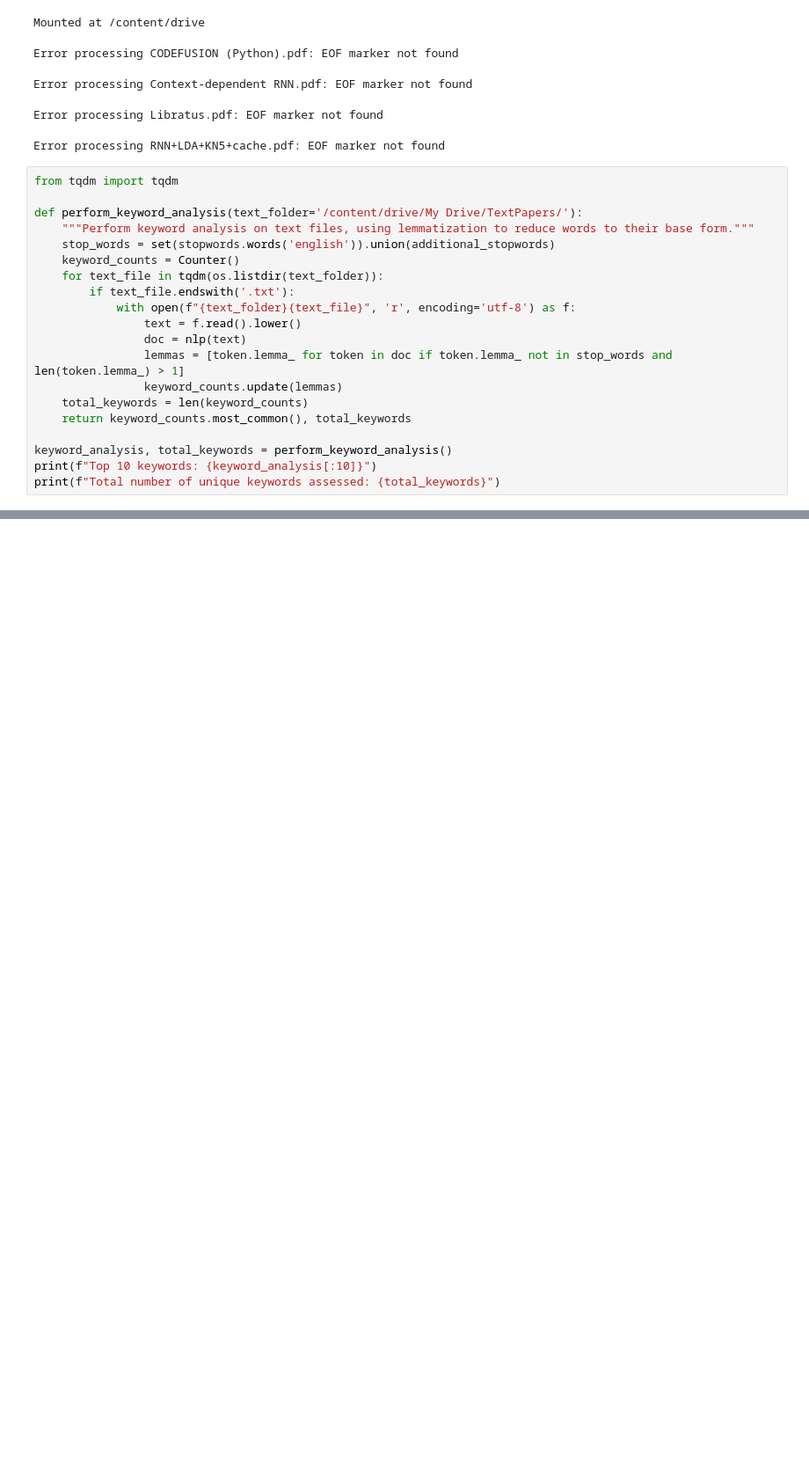
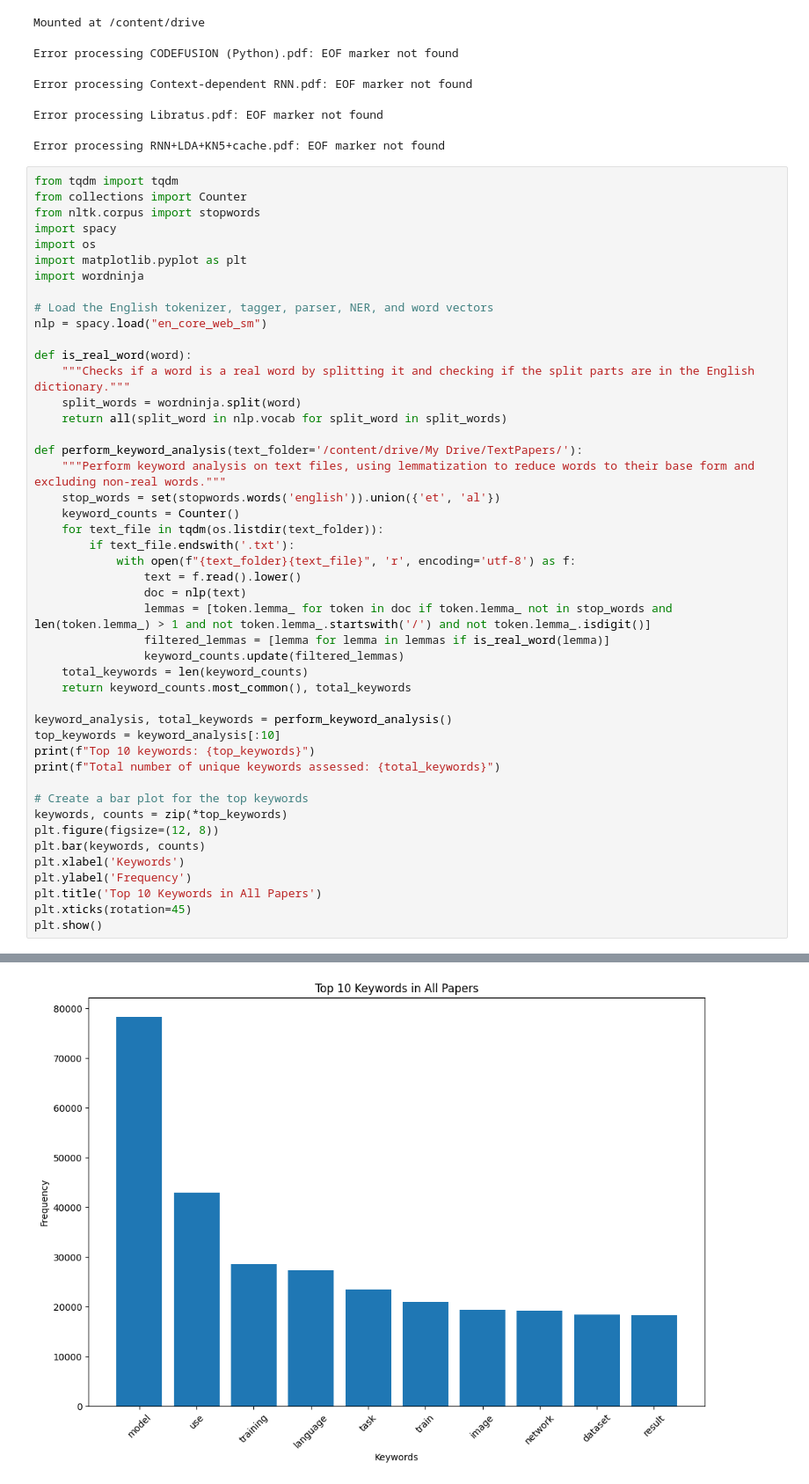
Before and after one commit to atrisovic/citation-study, a Jupyter notebook: Keyword_Extraction.ipynb, the cells around one changed output, grey strips where cells are left out. Shown: that part at 88% size. Saved outputs shown, nothing was run; the diff lists cells and outputs as text; blank space fills up the shorter version.

Commit message:
new plots

```diff
--- a/Keyword_Extraction.ipynb
+++ b/Keyword_Extraction.ipynb
@@ -172,23 +172,49 @@ Error processing Libratus.pdf: EOF marker not found
 Error processing RNN+LDA+KN5+cache.pdf: EOF marker not found
 # %%
 from tqdm import tqdm
+from collections import Counter
+from nltk.corpus import stopwords
+import spacy
+import os
+import matplotlib.pyplot as plt
+import wordninja
+
+# Load the English tokenizer, tagger, parser, NER, and word vectors
+nlp = spacy.load("en_core_web_sm")
+
+def is_real_word(word):
+    """Checks if a word is a real word by splitting it and checking if the split parts are in the English dictionary."""
+    split_words = wordninja.split(word)
+    return all(split_word in nlp.vocab for split_word in split_words)
 
 def perform_keyword_analysis(text_folder='/content/drive/My Drive/TextPapers/'):
-    """Perform keyword analysis on text files, using lemmatization to reduce words to their base form."""
-    stop_words = set(stopwords.words('english')).union(additional_stopwords)
+    """Perform keyword analysis on text files, using lemmatization to reduce words to their base form and excluding non-real words."""
+    stop_words = set(stopwords.words('english')).union({'et', 'al'})
     keyword_counts = Counter()
     for text_file in tqdm(os.listdir(text_folder)):
         if text_file.endswith('.txt'):
             with open(f"{text_folder}{text_file}", 'r', encoding='utf-8') as f:
                 text = f.read().lower()
                 doc = nlp(text)
-                lemmas = [token.lemma_ for token in doc if token.lemma_ not in stop_words and len(token.lemma_) > 1]
-                keyword_counts.update(lemmas)
+                lemmas = [token.lemma_ for token in doc if token.lemma_ not in stop_words and len(token.lemma_) > 1 and not token.lemma_.startswith('/') and not token.lemma_.isdigit()]
+                filtered_lemmas = [lemma for lemma in lemmas if is_real_word(lemma)]
+                keyword_counts.update(filtered_lemmas)
     total_keywords = len(keyword_counts)
     return keyword_counts.most_common(), total_keywords
 
 keyword_analysis, total_keywords = perform_keyword_analysis()
-print(f"Top 10 keywords: {keyword_analysis[:10]}")
+top_keywords = keyword_analysis[:10]
+print(f"Top 10 keywords: {top_keywords}")
 print(f"Total number of unique keywords assessed: {total_keywords}")
+
+# Create a bar plot for the top keywords
+keywords, counts = zip(*top_keywords)
+plt.figure(figsize=(12, 8))
+plt.bar(keywords, counts)
+plt.xlabel('Keywords')
+plt.ylabel('Frequency')
+plt.title('Top 10 Keywords in All Papers')
+plt.xticks(rotation=45)
+plt.show()
 # %% [output]
 Top 10 keywords: [('model', 78186), ('use', 42882), ('training', 28528), ('language', 27349), ('task', 23502), ('train', 20948), ('image', 19266), ('network', 19247), ('dataset', 18421), ('result', 18 ...
@@ -195,0 +222 @@ Total number of unique keywords assessed: 329163
+[figure, added]
```
Also changed, not shown: parts of 4 cells of this notebook.
